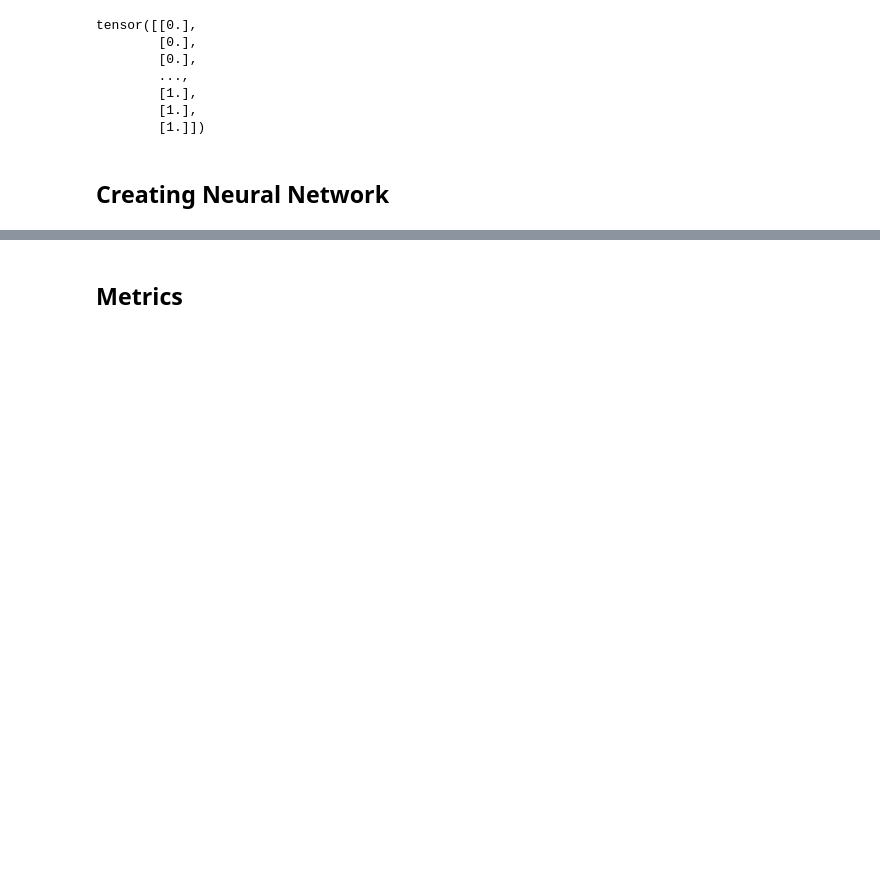
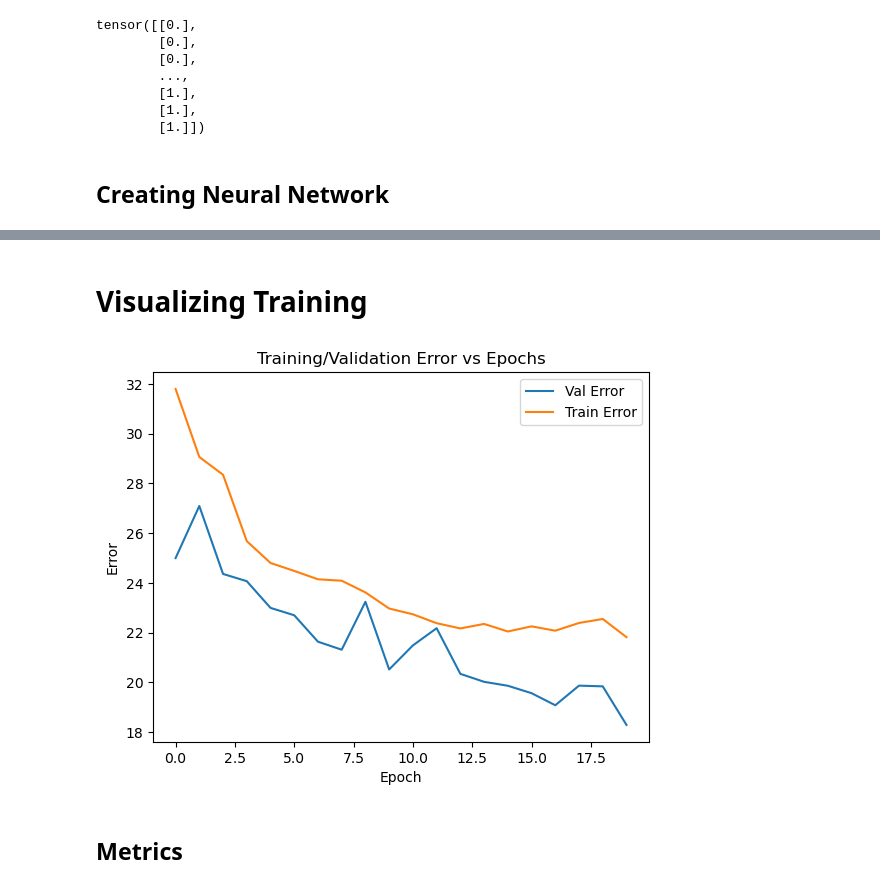
Before and after one commit to adjourn02/bot-detector, a Jupyter notebook: Improved_Implementation/Context_BiLSTM_With_Aux_Input-Copy1.ipynb, the cells around one changed output, grey strips where cells are left out. Saved outputs shown, nothing was run; the diff lists cells and outputs as text; code cells hidden in the pictures; blank space fills up the shorter version.

```diff
--- a/Improved_Implementation/Context_BiLSTM_With_Aux_Input-Copy1.ipynb
+++ b/Improved_Implementation/Context_BiLSTM_With_Aux_Input-Copy1.ipynb
@@ -186,22 +210,26 @@ tensor([[0.],
 # %%
 class NeuralNetwork(nn.Module):
 
-    def __init__(self, input_size, hidden_size, output_size):
+    def __init__(self, input_size, hidden_size_1, hidden_size_2, output_size):
         super(NeuralNetwork, self).__init__()
-        self.fc1 = nn.Linear(input_size, hidden_size)  # First fully connected layer
-        self.fc2 = nn.Linear(hidden_size, output_size)  # Second fully connected layer
-        self.dropout = nn.Dropout(p = 0.4)
+        self.fc1 = nn.Linear(input_size, hidden_size_1)  # First fully connected layer
+        self.fc2 = nn.Linear(hidden_size_1, hidden_size_2)  # Second fully connected layer
+        self.out = nn.Linear(hidden_size_2, output_size)
+        self.dropout = nn.Dropout(p = 0.2)
 
     def forward(self, x):
         x = torch.relu(self.fc1(x))  # Apply ReLU activation after the first layer
-        #x = self.dropout(x)
-        x = self.fc2(x)  # Output layer
+        x = self.dropout(x)
+        x = torch.relu(self.fc2(x))  # Output layer
+
+        x = self.out(x)
         return x
 # %%
 # Network Parameters
 
 input_size = 37 #40  # Number of input features (tweet embeddings + metadata)
-hidden_size = 128  # Number of hidden units in the first fully connected layer
+hidden_size_1 = 128  # Number of hidden units in the first fully connected layer
+hidden_size_2 = 64  # Number of hidden units in the first fully connected layer
 output_size = 1  # Output size (binary classification: 1 output)
 batch_size = 64  # Batch size for training
 # %%
@@ -209,9 +237,12 @@ batch_size = 64  # Batch size for training
 
 dataset = TensorDataset(x_train, y_train)
 dataloader = DataLoader(dataset, batch_size=batch_size, shuffle=True)
+
+val_dataset = TensorDataset(x_validate, y_validate)
+validate_loader = DataLoader(val_dataset, batch_size = batch_size, shuffle = False)
 # %%
 # Initialize mode, loss function, and optimizer
-model = NeuralNetwork(input_size, hidden_size, output_size)
+model = NeuralNetwork(input_size, hidden_size_1, hidden_size_2, output_size)
 criterion = nn.BCEWithLogitsLoss()  # Binary Cross Entropy with logits
 optimizer = optim.Adam(model.parameters(), lr=0.0001)
 # %%
@@ -259,3 +329,17 @@ Epoch [15/15], Loss: 22.2302
+# %% [markdown]
+# Visualizing Training
+# %%
+plt.plot(epochs, val_errors, label = "Val Error")
+plt.plot(epochs, train_errors, label = "Train Error")
+plt.ylabel("Error")
+plt.xlabel("Epoch")
+plt.title("Training/Validation Error vs Epochs")
+
+plt.legend()
+
+plt.show()
+# %% [output]
+[figure, added]
 # %% [markdown]
 ## Metrics
 # %%
```
Also changed, not shown: parts of 13 cells of this notebook.
